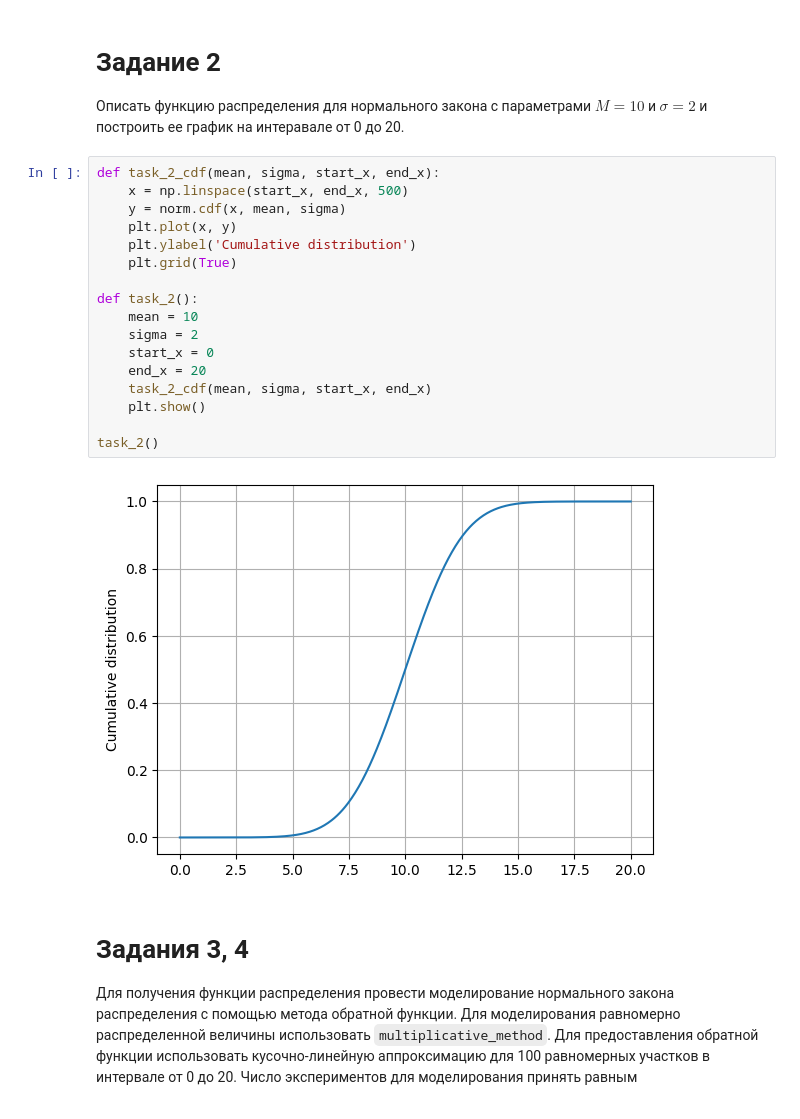
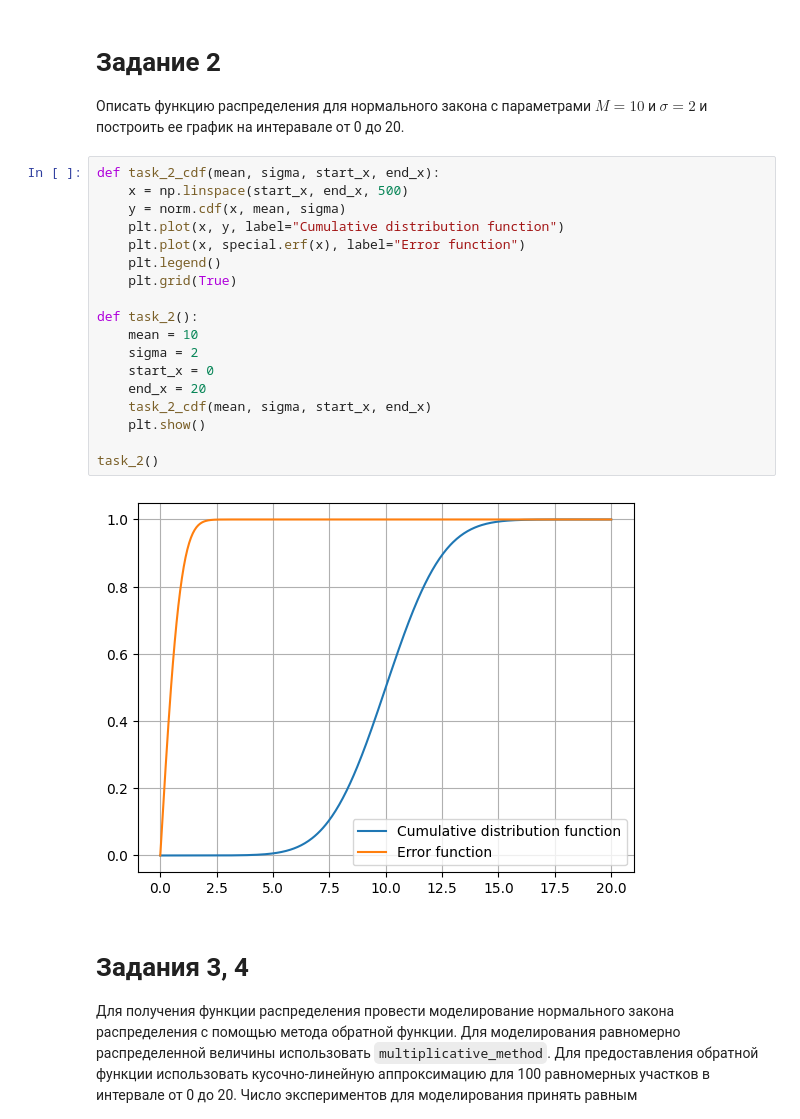
Before and after one commit to ValeryVerkhoturov/systems-modeling, a Jupyter notebook: практика 3/practice 3.ipynb, the cells around one changed output. Cells and saved outputs as stored; diff of their text form.

Commit message:
Fix practice 3 plots

```diff
--- a/практика 3/practice 3.ipynb
+++ b/практика 3/practice 3.ipynb
@@ -62,22 +64,23 @@ task_1()
 # %%
 def task_2_cdf(mean, sigma, start_x, end_x):
     x = np.linspace(start_x, end_x, 500)
     y = norm.cdf(x, mean, sigma)
-    plt.plot(x, y)
-    plt.ylabel('Cumulative distribution')
+    plt.plot(x, y, label="Cumulative distribution function")
+    plt.plot(x, special.erf(x), label="Error function")
+    plt.legend()
     plt.grid(True)
 
 def task_2():
     mean = 10
     sigma = 2
     start_x = 0
     end_x = 20
     task_2_cdf(mean, sigma, start_x, end_x)
     plt.show()
 
 task_2()
 # %% [output]
-[figure, old version]
+[figure, new version]
 # %% [markdown]
 # Задания 3, 4
 
```
Also changed, not shown: parts of 2 cells of this notebook, 1 other file.
